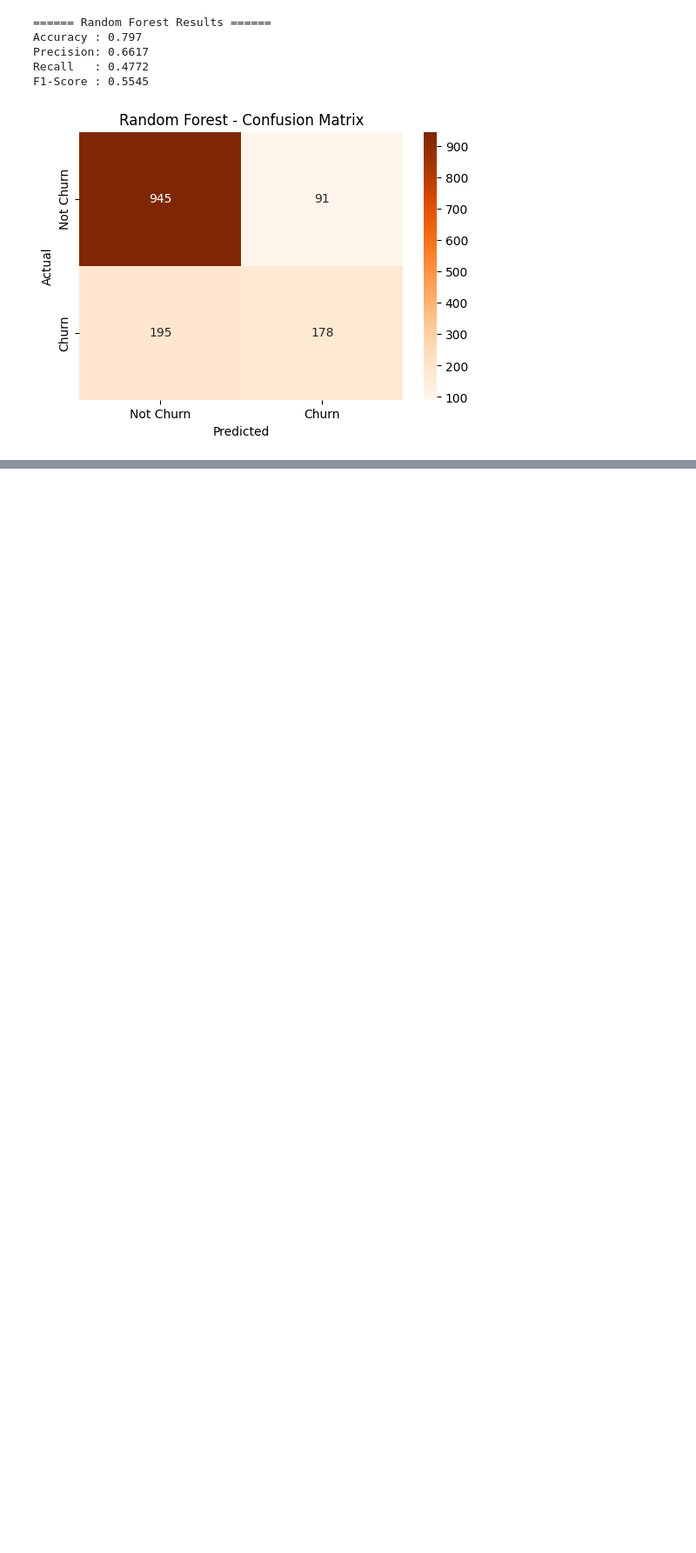
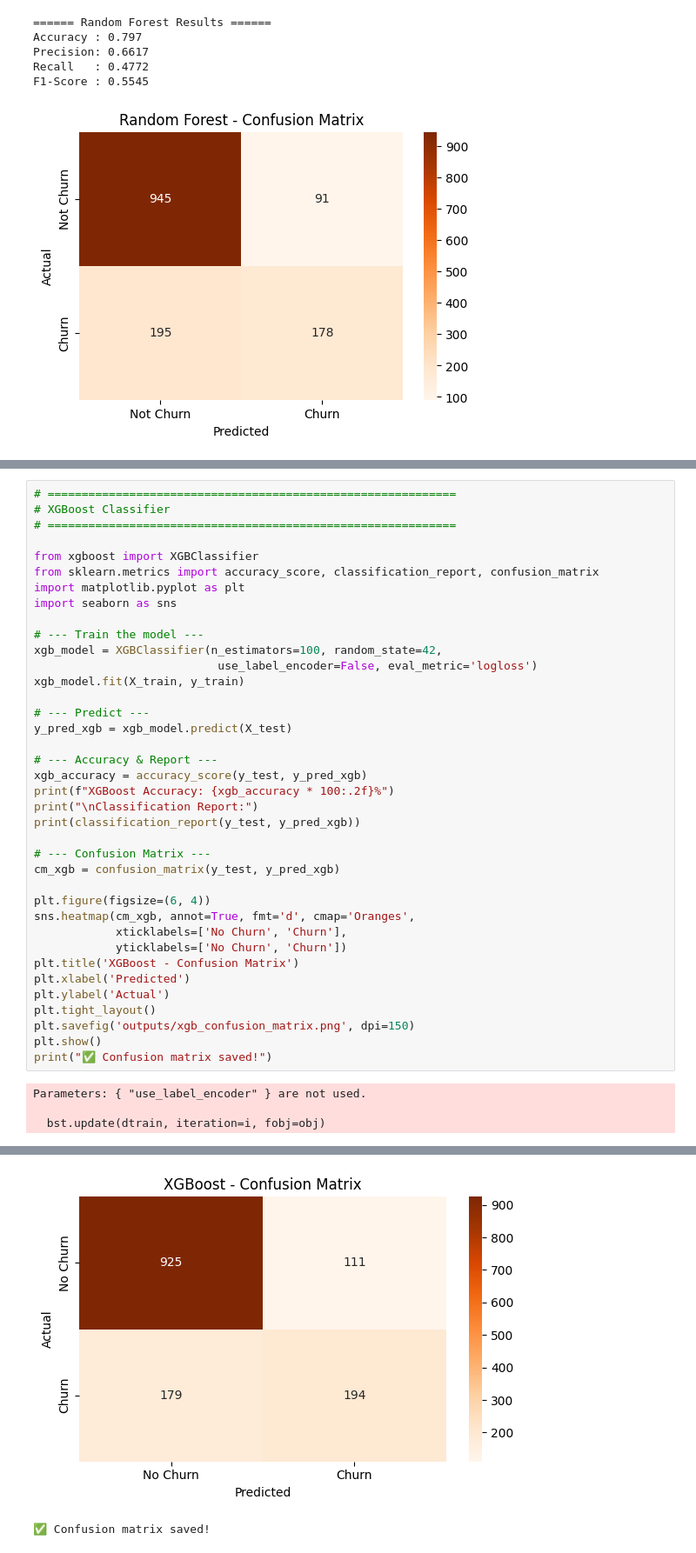
Before and after one commit to abarnamurugan-commits/customer-churn-prediction, a Jupyter notebook: notebooks/churn_analysis.ipynb, the cells around one changed output, grey strips where cells are left out. Shown at 87% size. Cells and saved outputs as stored; diff of their text form; blank space fills up the shorter version.

```diff
--- a/notebooks/churn_analysis.ipynb
+++ b/notebooks/churn_analysis.ipynb
@@ -251,0 +341,42 @@ F1-Score : 0.5545
+# %%
+# ============================================================
+# XGBoost Classifier
+# ============================================================
+
+from xgboost import XGBClassifier
+from sklearn.metrics import accuracy_score, classification_report, confusion_matrix
+import matplotlib.pyplot as plt
+import seaborn as sns
+
+# --- Train the model ---
+xgb_model = XGBClassifier(n_estimators=100, random_state=42,
+                           use_label_encoder=False, eval_metric='logloss')
+xgb_model.fit(X_train, y_train)
+
+# --- Predict ---
+y_pred_xgb = xgb_model.predict(X_test)
+
+# --- Accuracy & Report ---
+xgb_accuracy = accuracy_score(y_test, y_pred_xgb)
+print(f"XGBoost Accuracy: {xgb_accuracy * 100:.2f}%")
+print("\nClassification Report:")
+print(classification_report(y_test, y_pred_xgb))
+
+# --- Confusion Matrix ---
+cm_xgb = confusion_matrix(y_test, y_pred_xgb)
+
+plt.figure(figsize=(6, 4))
+sns.heatmap(cm_xgb, annot=True, fmt='d', cmap='Oranges',
+            xticklabels=['No Churn', 'Churn'],
+            yticklabels=['No Churn', 'Churn'])
+plt.title('XGBoost - Confusion Matrix')
+plt.xlabel('Predicted')
+plt.ylabel('Actual')
+plt.tight_layout()
+plt.savefig('outputs/xgb_confusion_matrix.png', dpi=150)
+plt.show()
+print("✅ Confusion matrix saved!")
+# %% [output]
+Parameters: { "use_label_encoder" } are not used.
+
+  bst.update(dtrain, iteration=i, fobj=obj)
@@ -251,0 +394,2 @@ F1-Score : 0.5545
+[figure, added]
+✅ Confusion matrix saved!
```
Also changed, not shown: parts of 12 cells of this notebook.
